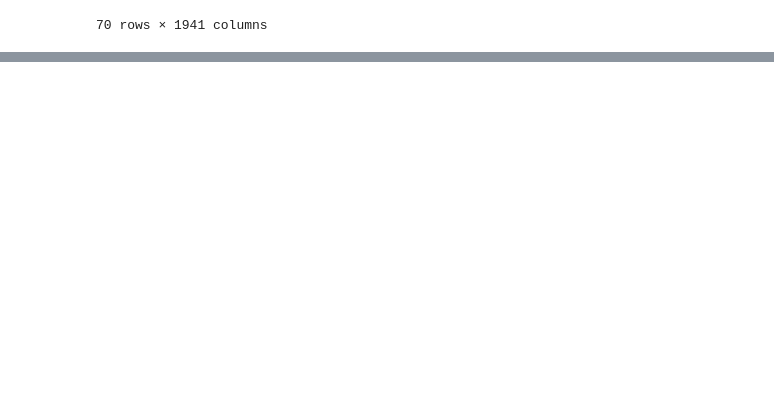
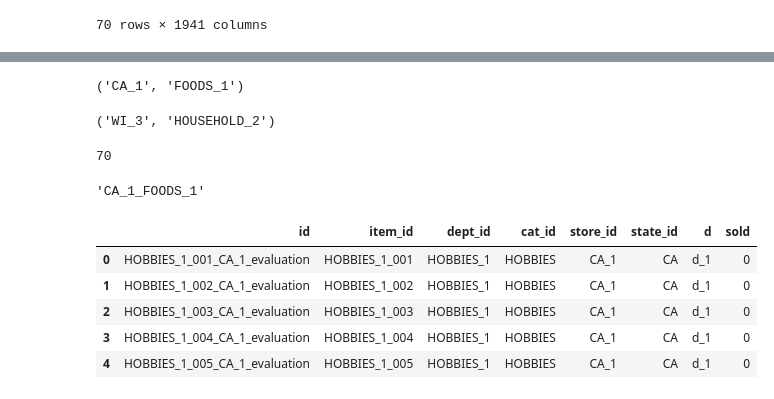
Before and after one commit to Kim-Ju-Hyeon/Temporal_Fusion_Transformer, a Jupyter notebook: M5_dataset_EDA.ipynb, the cells around one changed output, grey strips where cells are left out. Drawn from its saved outputs; the diff is of its cells as text; code cells hidden in the pictures; blank space fills up the shorter version.

```diff
--- a/M5_dataset_EDA.ipynb
+++ b/M5_dataset_EDA.ipynb
@@ -170,0 +280,27 @@ level9.to_csv('../M5_Dataset/level9.csv')
+# %%
+temp[0]
+# %% [output]
+('CA_1', 'FOODS_1')
+# %%
+temp[-1]
+# %% [output]
+('WI_3', 'HOUSEHOLD_2')
+# %%
+len(temp)
+# %% [output]
+70
+# %%
+temp[0][0] + '_' + temp[0][1]
+# %% [output]
+'CA_1_FOODS_1'
+# %%
+df = pd.melt(sales, id_vars=['id', 'item_id', 'dept_id', 'cat_id', 'store_id', 'state_id'], var_name='d', value_name='sold').dropna()
+# %%
+df.head()
+# %% [output]
+|  | id | item_id | dept_id | cat_id | store_id | state_id | d | sold |
+| 0 | HOBBIES_1_001_CA_1_evaluation | HOBBIES_1_001 | HOBBIES_1 | HOBBIES | CA_1 | CA | d_1 | 0 |
+| 1 | HOBBIES_1_002_CA_1_evaluation | HOBBIES_1_002 | HOBBIES_1 | HOBBIES | CA_1 | CA | d_1 | 0 |
+| 2 | HOBBIES_1_003_CA_1_evaluation | HOBBIES_1_003 | HOBBIES_1 | HOBBIES | CA_1 | CA | d_1 | 0 |
+| 3 | HOBBIES_1_004_CA_1_evaluation | HOBBIES_1_004 | HOBBIES_1 | HOBBIES | CA_1 | CA | d_1 | 0 |
+| 4 | HOBBIES_1_005_CA_1_evaluation | HOBBIES_1_005 | HOBBIES_1 | HOBBIES | CA_1 | CA | d_1 | 0 |
```
Also changed, not shown: parts of 13 cells of this notebook.
